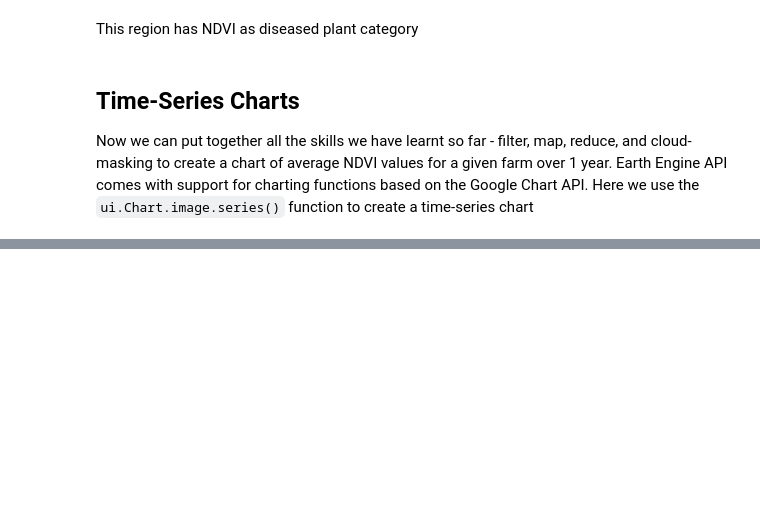
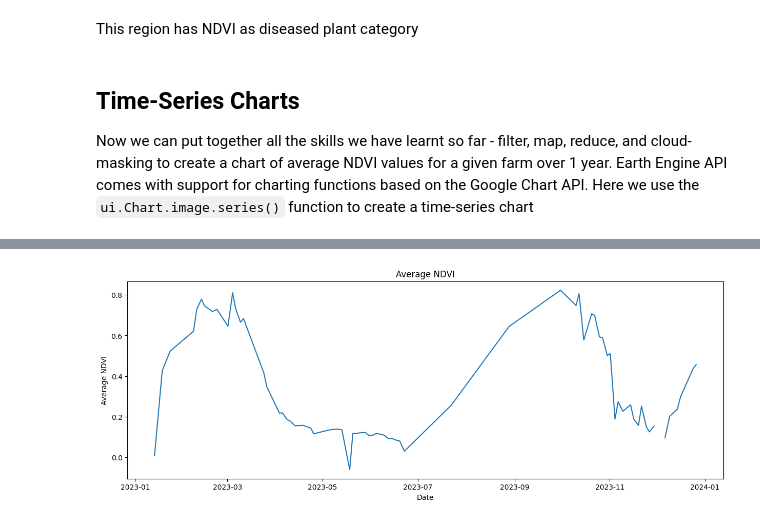
Before and after one commit to kavyajeetbora/end_to_end_gee_with_python, a Jupyter notebook: end_to_end_earth_engine/Module_02_Earth_Engine_Intermediate.ipynb, the cells around one changed output, grey strips where cells are left out. Saved outputs shown, nothing was run; the diff lists cells and outputs as text; code cells hidden in the pictures; blank space fills up the shorter version.

```diff
--- a/end_to_end_earth_engine/Module_02_Earth_Engine_Intermediate.ipynb
+++ b/end_to_end_earth_engine/Module_02_Earth_Engine_Intermediate.ipynb
@@ -487,16 +522,0 @@ indices = filtered_img.map(calculate_indices).map(lambda x: summarizeRegion(x, g
-# %%
-# Get a list of dictionaries containing image information
-image_list = indices.getInfo()['features']
-properties = [img['properties'] for img in image_list]
-
-x, y = [], []
-for prop in properties:
-    try:
-        stat = prop['average_stat']
-        time = prop['GENERATION_TIME']/1000 ## in seconds
-        time = datetime.fromtimestamp(time).strftime('%Y-%m-%d')
-    except:
-        stat = float('nan')
-
-    y.append(stat)
-    x.append(time)
@@ -517,0 +534,28 @@ plt.show()
+# %%
+def mask2clouds(image):
+    qa = image.select('QA60') ## This line selects the QA60 band from the input image, which contains quality assessment information
+    cloudBitMask = 1 << 10 ## This line defines a bit mask for identifying cloud pixels. 1 << 10 means shifting the binary digit 1 by 10 positions to the left, which results in 10000000000 in binary
+    cirrusBitMask = 1 << 11 ## This line defines a bit mask for identifying cirrus clouds. Similar to the cloud bit mask, this shifts the binary digit 1 by 11 positions to the left
+
+    ## creates a mask by performing a bitwise AND operation between the QA60 band and the cloud and cirrus bit masks.
+    ## Pixels where both the cloud and cirrus bit masks are equal to 0 are considered clear
+    mask = qa.bitwiseAnd(cloudBitMask).eq(0).And(qa.bitwiseAnd(cirrusBitMask).eq(0))
+
+    final_image = image.updateMask(mask) #.select('B*').copyProperties(image, ['system:time_start'])
+
+    return final_image
+# %%
+## Load the multi-band sentinel image dataset
+s2 = ee.ImageCollection('COPERNICUS/S2_SR_HARMONIZED')
+
+## Filter tje data as per cloud pixel percentage, date and bounds
+filtered_img = s2.filter(ee.Filter.lt('CLOUDY_PIXEL_PERCENTAGE',30))\
+.filter(ee.Filter.date('2023-01-01','2024-01-01'))\
+.filter(ee.Filter.bounds(geometry))
+
+## Calculate the NDVI
+indices = filtered_img.map(calculate_indices).map(lambda x: summarizeRegion(x, geometry)).map(mask2clouds)
+x,y = extract_time_series(indices)
+fig = plot_time_series(x,y)
+# %% [output]
+[figure, added]
```
Also changed, not shown: parts of 7 cells of this notebook.
